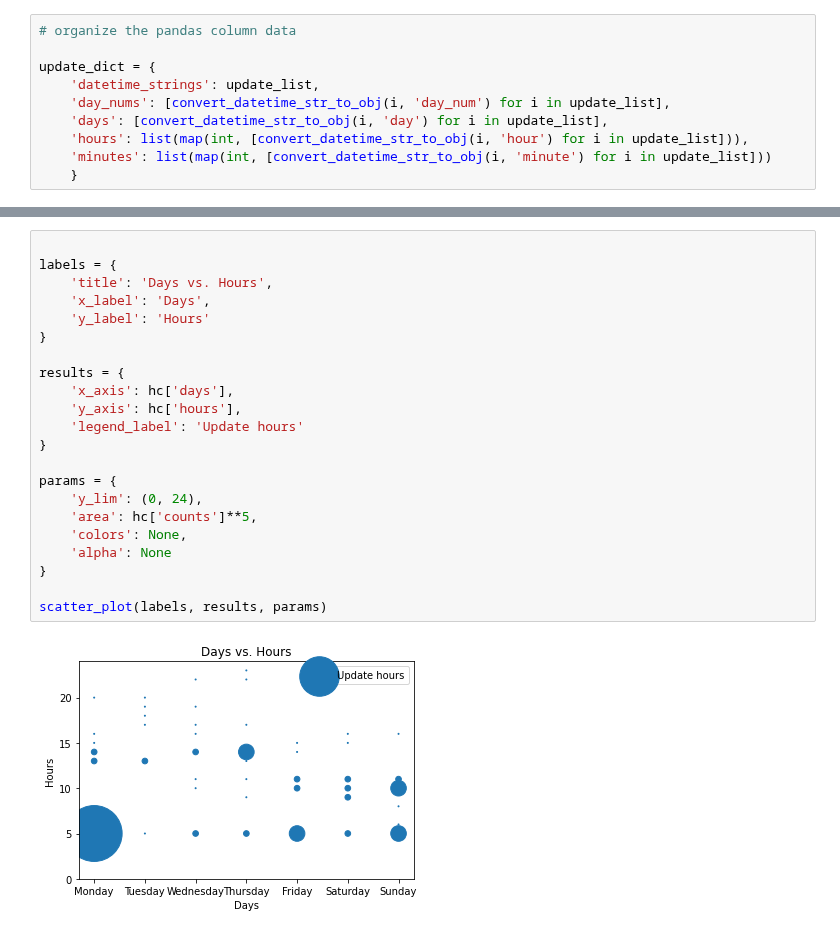
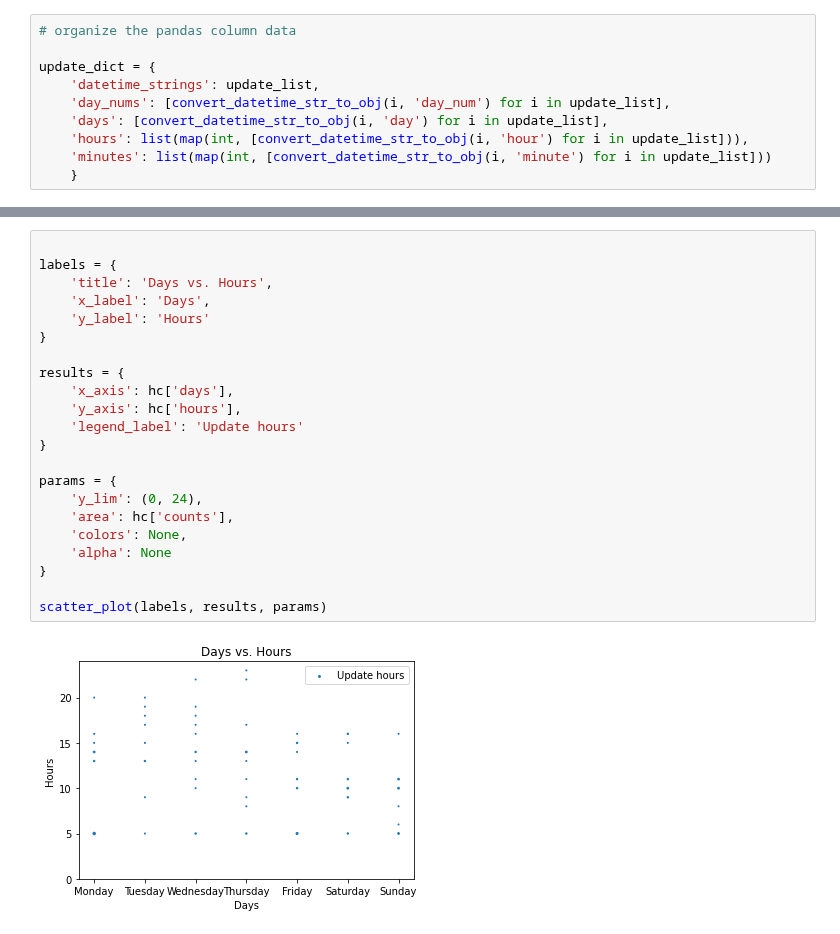
Before and after one commit to Ipgnosis/covid_analysis, a Jupyter notebook: analyze_update_record.ipynb, the cells around one changed output, grey strips where cells are left out. Saved outputs shown, nothing was run; the diff lists cells and outputs as text.

```diff
--- a/analyze_update_record.ipynb
+++ b/analyze_update_record.ipynb
@@ -77,27 +77,27 @@ hc
 # %%
 
 labels = {
     'title': 'Days vs. Hours',
     'x_label': 'Days',
     'y_label': 'Hours'
 }
 
 results = {
     'x_axis': hc['days'],
     'y_axis': hc['hours'],
     'legend_label': 'Update hours'
 }
 
 params = {
     'y_lim': (0, 24),
-    'area': hc['counts']**5,
+    'area': hc['counts'],
     'colors': None,
     'alpha': None
 }
 
 scatter_plot(labels, results, params)
 # %% [output]
-[figure, old version]
+[figure, new version]
 # %%
 # boil down the data for analysis by day of the week and hours of the day
 mc = df.groupby(['hours', 'minutes']).size().reset_index(name='counts')
```
Also changed, not shown: parts of 4 cells of this notebook, 4 other files.
